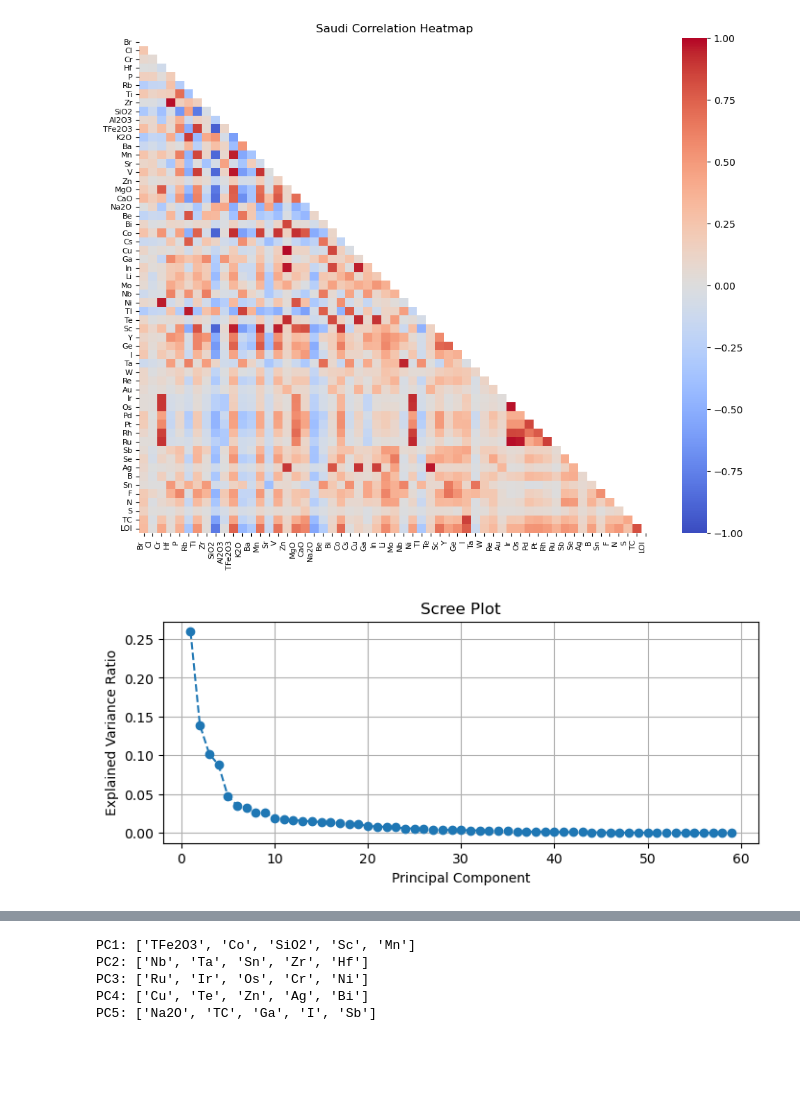
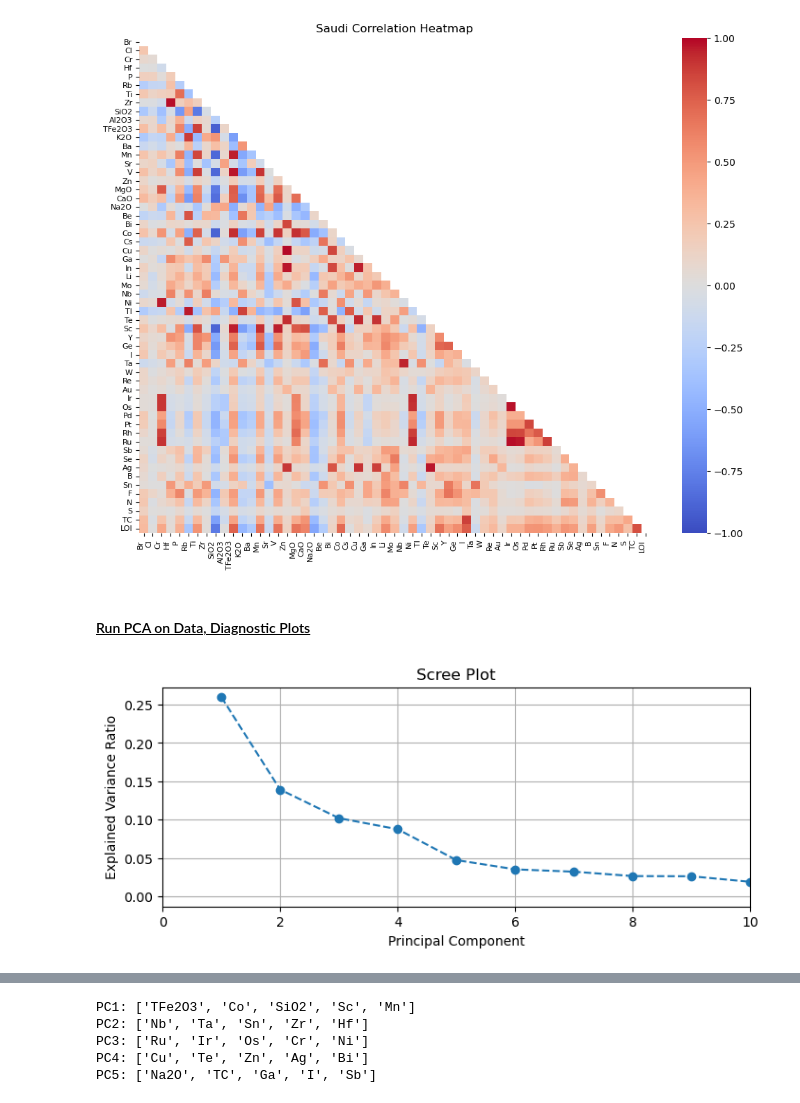
Before and after one commit to tyhowee/personal_code, a Jupyter notebook: data_analysis/gsas_saudi_data.ipynb, the cells around one changed output, grey strips where cells are left out. Saved outputs shown, nothing was run; the diff lists cells and outputs as text; code cells hidden in the pictures; blank space fills up the shorter version.

```diff
--- a/data_analysis/gsas_saudi_data.ipynb
+++ b/data_analysis/gsas_saudi_data.ipynb
@@ -338,6 +346,8 @@ Average correlation: 0.13696008917760794
 Max correlation: 1.0
 Min correlation: -0.913347123293398
 [figure]
+# %% [markdown]
+#### <u>Run PCA on Data, Diagnostic Plots</u>
 # %%
 ### PCA
 
@@ -363,17 +373,18 @@ pca_df = pd.DataFrame(
 # %%
 #Plot PCA scree plot
 plt.figure(figsize=(8, 3))
 plt.plot(
     range(1, len(gsas_explained_variance) + 1),
     gsas_explained_variance,
     marker="o",
     linestyle="--",
 )
 plt.title("Scree Plot")
 plt.xlabel("Principal Component")
 plt.ylabel("Explained Variance Ratio")
+plt.xlim(0, 10)
 plt.grid()
 plt.show()
 # %% [output]
-[figure, old version]
+[figure, new version]
 # %%
```
Also changed, not shown: parts of 14 cells of this notebook.
